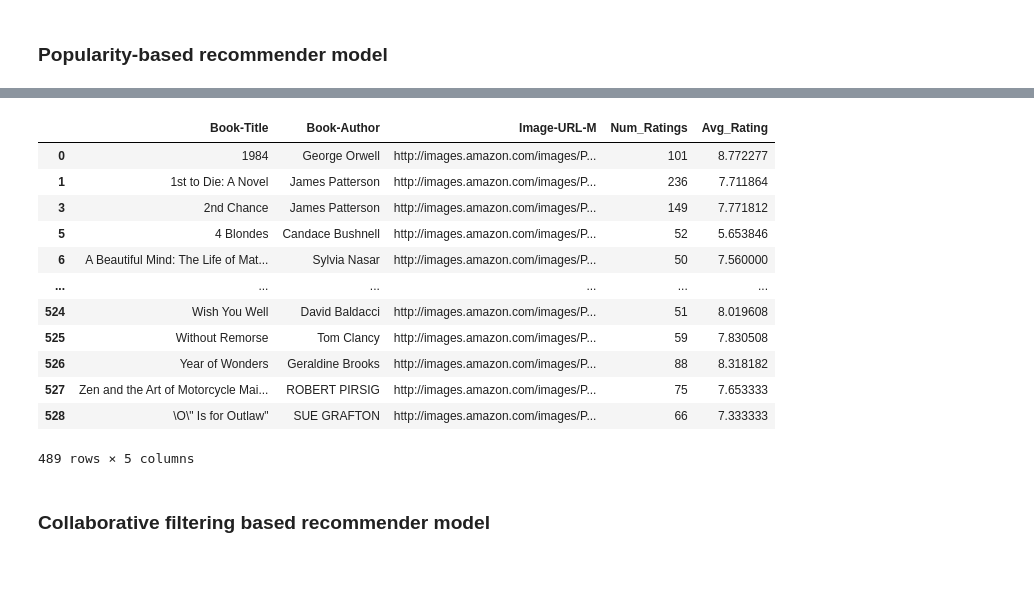
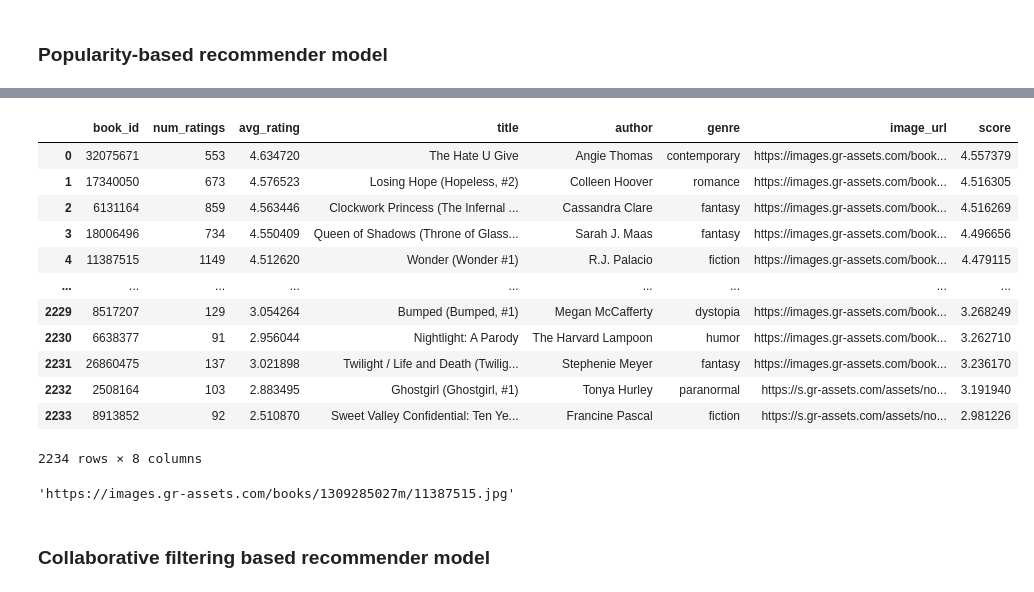
Before and after one commit to mkamar17/litra-book_recommender, a Jupyter notebook: product/ML/notebooks/book_recommender.ipynb, the cells around one changed output, grey strips where cells are left out. Cells and saved outputs as stored; diff of their text form; code cells hidden in the pictures.

Commit message:
#48 built popularity-based model using dataset for new users to see good recommendations

```diff
--- a/product/ML/notebooks/book_recommender.ipynb
+++ b/product/ML/notebooks/book_recommender.ipynb
@@ -474,2 +436,16 @@ popular_df.sort_values('Avg_Rating', ascending = False)
-# %%
-popular_df = popular_df.merge(books, on='Book-Title').drop_duplicates('Book-Title')[['Book-Title', 'Book-Author','Image-URL-M', 'Num_Ratings','Avg_Rating']]
+# %%
+# measuring the Bayesian average score -- this means books with a higher volume of ratings are prioritised
+# over smaller volume of ratings but high ratings
+
+C = popular_df["num_ratings"].mean() # average number of ratings across all books
+m = popular_df["avg_rating"].mean() # global mean rating
+
+popular_df["score"] = ((popular_df["num_ratings"] * popular_df["avg_rating"]) + (C*m)) / (popular_df["num_ratings"] + C)
+# %%
+# filter to books with a minimum number of ratings then rank
+
+MIN_RATINGS = 50
+
+popular_df = popular_df[popular_df["num_ratings"] >= MIN_RATINGS]
+popular_df = popular_df.sort_values("score", ascending = False).reset_index(drop=True)
+popular_df
@@ -475,0 +466,7 @@ popular_df = popular_df.merge(books, on='Book-Title').drop_duplicates('Book-Titl
+# %%
+popular_df_no_duplicates = (popular_df
+    .sort_values("num_ratings", ascending=False)
+    .drop_duplicates(subset="title", keep="first")
+    .sort_values("score", ascending=False)
+    .reset_index(drop=True)
+)
@@ -476,22 +495,24 @@ popular_df = popular_df.merge(books, on='Book-Title').drop_duplicates('Book-Titl
 # %%
-popular_df
+popular_df_no_duplicates
 # %% [output]
-|  | Book-Title | Book-Author | Image-URL-M | Num_Ratings | Avg_Rating |
-| 0 | 1984 | George Orwell | http://images.amazon.com/images/P... | 101 | 8.772277 |
-| 1 | 1st to Die: A Novel | James Patterson | http://images.amazon.com/images/P... | 236 | 7.711864 |
-| 3 | 2nd Chance | James Patterson | http://images.amazon.com/images/P... | 149 | 7.771812 |
-| 5 | 4 Blondes | Candace Bushnell | http://images.amazon.com/images/P... | 52 | 5.653846 |
-| 6 | A Beautiful Mind: The Life of Mat... | Sylvia Nasar | http://images.amazon.com/images/P... | 50 | 7.560000 |
-| ... | ... | ... | ... | ... | ... |
-| 524 | Wish You Well | David Baldacci | http://images.amazon.com/images/P... | 51 | 8.019608 |
-| 525 | Without Remorse | Tom Clancy | http://images.amazon.com/images/P... | 59 | 7.830508 |
-| 526 | Year of Wonders | Geraldine Brooks | http://images.amazon.com/images/P... | 88 | 8.318182 |
-| 527 | Zen and the Art of Motorcycle Mai... | ROBERT PIRSIG | http://images.amazon.com/images/P... | 75 | 7.653333 |
-| 528 | \O\" Is for Outlaw" | SUE GRAFTON | http://images.amazon.com/images/P... | 66 | 7.333333 |
+|  | book_id | num_ratings | avg_rating | title | author | genre | image_url | score |
+| 0 | 32075671 | 553 | 4.634720 | The Hate U Give | Angie Thomas | contemporary | https://images.gr-assets.com/book... | 4.557379 |
+| 1 | 17340050 | 673 | 4.576523 | Losing Hope (Hopeless, #2) | Colleen Hoover | romance | https://images.gr-assets.com/book... | 4.516305 |
+| 2 | 6131164 | 859 | 4.563446 | Clockwork Princess (The Infernal ... | Cassandra Clare | fantasy | https://images.gr-assets.com/book... | 4.516269 |
+| 3 | 18006496 | 734 | 4.550409 | Queen of Shadows (Throne of Glass... | Sarah J. Maas | fantasy | https://images.gr-assets.com/book... | 4.496656 |
+| 4 | 11387515 | 1149 | 4.512620 | Wonder (Wonder #1) | R.J. Palacio | fiction | https://images.gr-assets.com/book... | 4.479115 |
+| ... | ... | ... | ... | ... | ... | ... | ... | ... |
+| 2229 | 8517207 | 129 | 3.054264 | Bumped (Bumped, #1) | Megan McCafferty | dystopia | https://images.gr-assets.com/book... | 3.268249 |
+| 2230 | 6638377 | 91 | 2.956044 | Nightlight: A Parody | The Harvard Lampoon | humor | https://images.gr-assets.com/book... | 3.262710 |
+| 2231 | 26860475 | 137 | 3.021898 | Twilight / Life and Death (Twilig... | Stephenie Meyer | fantasy | https://images.gr-assets.com/book... | 3.236170 |
+| 2232 | 2508164 | 103 | 2.883495 | Ghostgirl (Ghostgirl, #1) | Tonya Hurley | paranormal | https://s.gr-assets.com/assets/no... | 3.191940 |
+| 2233 | 8913852 | 92 | 2.510870 | Sweet Valley Confidential: Ten Ye... | Francine Pascal | fiction | https://s.gr-assets.com/assets/no... | 2.981226 |
-489 rows × 5 columns
+2234 rows × 8 columns
 # %%
 # to get the image of the book
-# popular_df['Image-URL-M][0]
+popular_df_no_duplicates["image_url"][4]
+# %% [output]
+'https://images.gr-assets.com/books/1309285027m/11387515.jpg'
 # %% [markdown]
 ### Collaborative filtering based recommender model
 # %%
```
Also changed, not shown: parts of 24 cells of this notebook.
